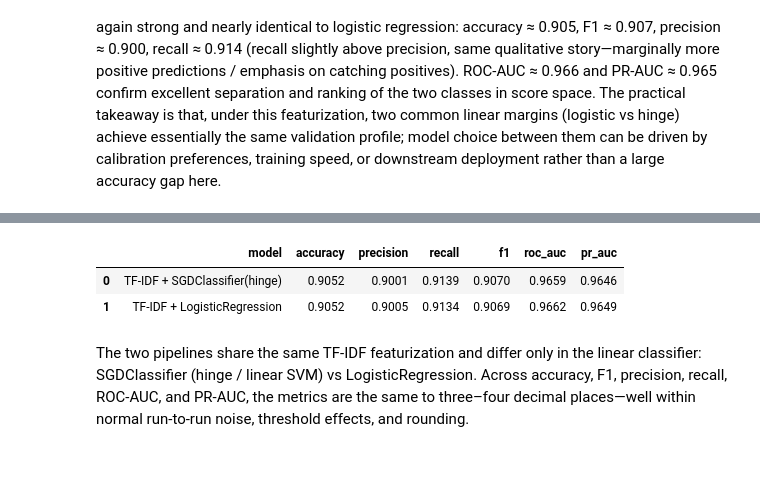
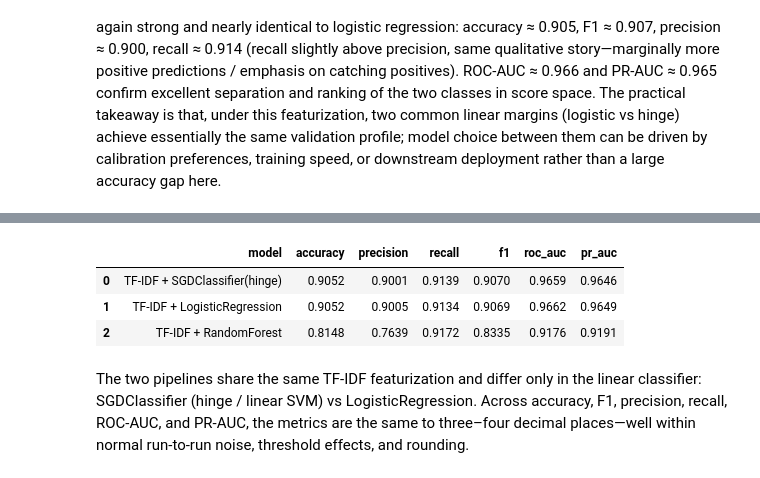
Before and after one commit to PeterMangoro/dataScience, a Jupyter notebook: final/final_notebook.ipynb, the cells around one changed output, grey strips where cells are left out. Saved outputs shown, nothing was run; the diff lists cells and outputs as text; code cells hidden in the pictures.

```diff
--- a/final/final_notebook.ipynb
+++ b/final/final_notebook.ipynb
@@ -552,7 +667,7 @@ VAL_SIZE = 0.2
 
 baseline_train_df = load_fasttext_as_dataframe(TRAIN_PATH, max_rows=BASELINE_TRAIN_MAX_ROWS)
 
-X_train, X_val, y_train, y_val = train_test_split(
+baseline_X_train, baseline_X_val, baseline_y_train, baseline_y_val = train_test_split(
     baseline_train_df["text"],
     baseline_train_df["label"],
     test_size=VAL_SIZE,
@@ -561,9 +676,9 @@ X_train, X_val, y_train, y_val = train_test_split(
 )
 
 print(f"Baseline training rows: {len(baseline_train_df):,}")
-print(f"Train rows: {len(X_train):,} | Val rows: {len(X_val):,}")
+print(f"Train rows: {len(baseline_X_train):,} | Val rows: {len(baseline_y_val):,}")
 print("Train class balance:")
-print(y_train.value_counts(normalize=True).rename("ratio"))
+print(baseline_y_train.value_counts(normalize=True).rename("ratio"))
 # %% [output]
 Baseline training rows: 500,000
 Train rows: 400,000 | Val rows: 100,000
@@ -575,6 +690,7 @@ Name: ratio, dtype: float64
 # %% [markdown]
 We trained baselines on 500k training-file rows, split into 400k train / 100k validation (80/20), with near-balanced sentiment labels in the training split (~50.6% positive / ~49.4% negative), supporting stable metric comparisons before any use of the held-out test set.
 # %%
+# STEP: TF–IDF + logistic regression baseline (~500k train-file cap)
 baseline_pipe = Pipeline(
     steps=[
         (
@@ -601,9 +717,9 @@ baseline_pipe = Pipeline(
     ]
 )
 
-baseline_pipe.fit(X_train, y_train)
+baseline_pipe.fit(baseline_X_train, baseline_y_train)
 baseline_metrics, baseline_pred, baseline_score = evaluate_binary_classifier(
-    baseline_pipe, X_val, y_val
+    baseline_pipe, baseline_X_val, baseline_y_val
 )
 baseline_metrics
 # %% [output]
@@ -618,6 +734,7 @@ baseline_metrics
 
 On the internal validation split, performance is strong. Accuracy ≈ 0.905 and F1 ≈ 0.907 indicate close alignment with labels overall. Precision (~0.900) and recall (~0.913) are similar, with recall modestly higher, suggesting the model is slightly more aggressive in predicting the positive class (capturing more true positives while accepting a small increase in false positives, depending on the decision threshold). ROC‑AUC ≈ 0.966 and PR‑AUC ≈ 0.965 indicate excellent ranking of positives vs negatives, which supports threshold tuning and cost-sensitive deployment choices.
 # %%
+# STEP: TF–IDF + linear SVM (SGD) baseline (~500k cap)
 classical_pipe = Pipeline(
     steps=[
         (
@@ -646,9 +763,9 @@ classical_pipe = Pipeline(
     ]
 )
 
-classical_pipe.fit(X_train, y_train)
+classical_pipe.fit(baseline_X_train, baseline_y_train)
 classical_metrics, classical_pred, classical_score = evaluate_binary_classifier(
-    classical_pipe, X_val, y_val
+    classical_pipe, baseline_X_val, baseline_y_val
 )
 classical_metrics
 # %% [output]
@@ -662,3 +779,31 @@ classical_metrics
 **Validation results (TF‑IDF + linear SVM via SGDClassifier)**
 
 The pipeline uses the same TF‑IDF text representation as the logistic baseline, but replaces the classifier with SGDClassifier(loss="hinge"), i.e. a linear SVM trained with stochastic gradient descent (alpha=1e-5, early stopping tolerance). On the internal validation split, performance is again strong and nearly identical to logistic regression: accuracy ≈ 0.905, F1 ≈ 0.907, precision ≈ 0.900, recall ≈ 0.914 (recall slightly above precision, same qualitative story—marginally more positive predictions / emphasis on catching positives). ROC‑AUC ≈ 0.966 and PR‑AUC ≈ 0.965 confirm excellent separation and ranking of the two classes in score space. The practical takeaway is that, under this featurization, two common linear margins (logistic vs hinge) achieve essentially the same validation profile; model choice between them can be driven by calibration preferences, training speed, or downstream deployment rather than a large accuracy gap here.
+# %%
+import time
+
+# STEP: TF–IDF + Random Forest (nonlinear classical baseline on 500k cap; ~1–2 min)
+rf_pipe = Pipeline(
+    steps=[
+        ("tfidf", make_tfidf_vectorizer()),
+        (
+            "clf",
+            RandomForestClassifier(
+                n_estimators=100,
+                max_depth=24,
+                min_samples_leaf=5,
+                n_jobs=-1,
+                random_state=RANDOM_SEED,
+            ),
+        ),
+    ]
+)
+
+rf_t0 = time.time()
+rf_pipe.fit(baseline_X_train, baseline_y_train)
+rf_metrics, rf_pred, rf_score = evaluate_binary_classifier(
+    rf_pipe, baseline_X_val, baseline_y_val
+)
+rf_runtime_sec = time.time() - rf_t0
+print(f"RF fit + eval runtime (sec): {rf_runtime_sec:.1f}")
+rf_metrics
@@ -665,23 +822,25 @@ The pipeline uses the same TF‑IDF text representation as the logistic baseline
 # %%
 baseline_results_df = pd.DataFrame(
     [
         {"model": "TF-IDF + LogisticRegression", **baseline_metrics},
         {"model": "TF-IDF + SGDClassifier(hinge)", **classical_metrics},
+        {"model": "TF-IDF + RandomForest", **rf_metrics},
     ]
 )
 
 metric_cols = ["accuracy", "precision", "recall", "f1", "roc_auc", "pr_auc"]
 baseline_results_df[metric_cols] = baseline_results_df[metric_cols].round(4)
 
 # Sort by locked protocol: primary metric F1, tie-break ROC-AUC
 baseline_results_df = baseline_results_df.sort_values(
     by=[PRIMARY_METRIC, TIE_BREAK_METRIC], ascending=False
 ).reset_index(drop=True)
 
 baseline_results_df
 # %% [output]
 |  | model | accuracy | precision | recall | f1 | roc_auc | pr_auc |
 | 0 | TF-IDF + SGDClassifier(hinge) | 0.9052 | 0.9001 | 0.9139 | 0.9070 | 0.9659 | 0.9646 |
 | 1 | TF-IDF + LogisticRegression | 0.9052 | 0.9005 | 0.9134 | 0.9069 | 0.9662 | 0.9649 |
+| 2 | TF-IDF + RandomForest | 0.8148 | 0.7639 | 0.9172 | 0.8335 | 0.9176 | 0.9191 |
 # %% [markdown]
 The two pipelines share the same TF‑IDF featurization and differ only in the linear classifier: SGDClassifier (hinge / linear SVM) vs LogisticRegression. Across accuracy, F1, precision, recall, ROC‑AUC, and PR‑AUC, the metrics are the same to three–four decimal places—well within normal run-to-run noise, threshold effects, and rounding.
```
Also changed, not shown: parts of 37 cells of this notebook, 29 other files.
